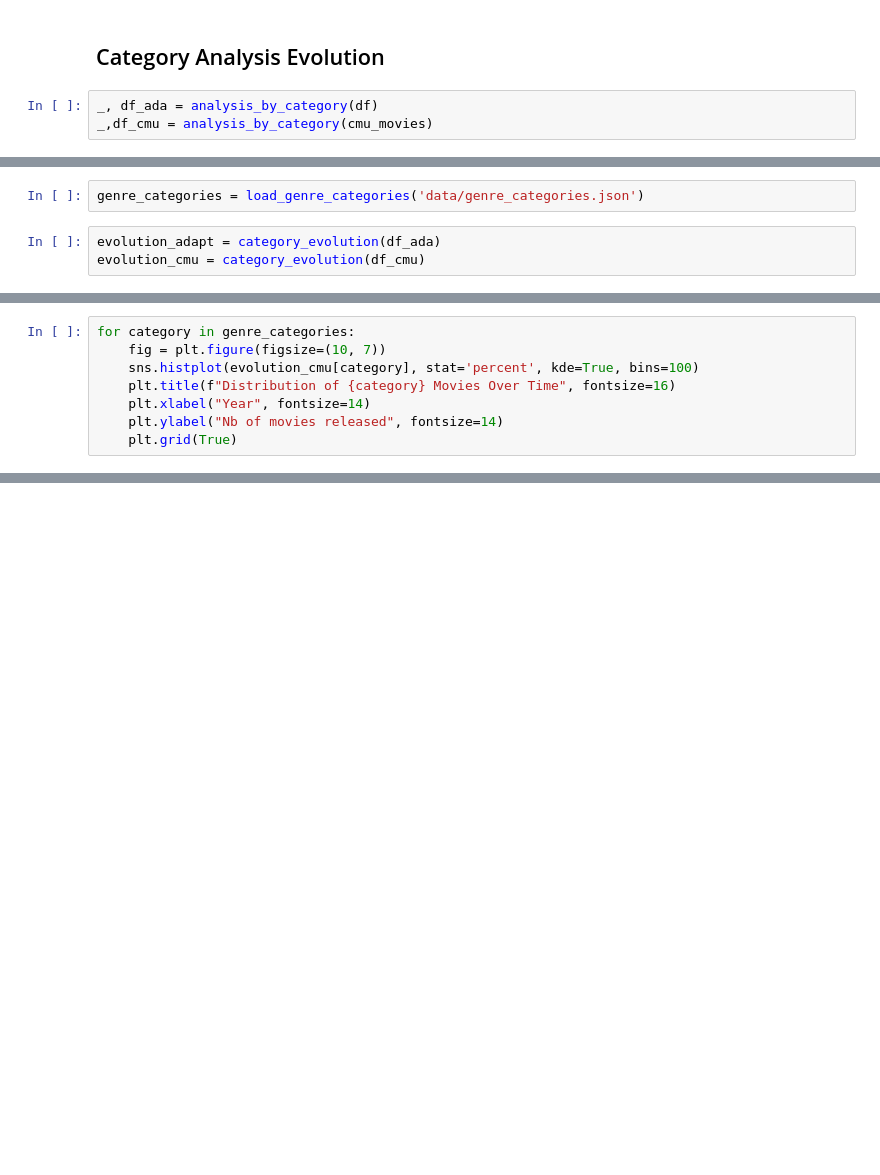
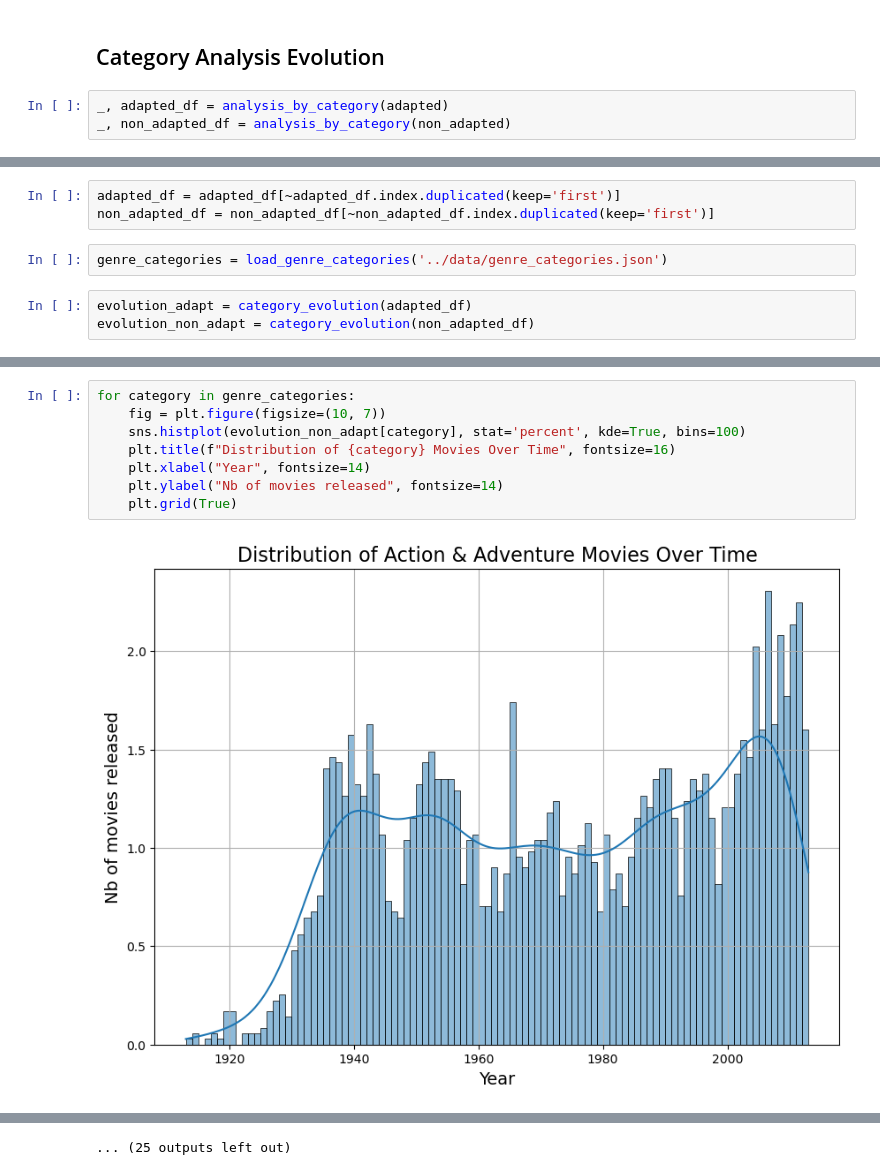
Before and after one commit to epfl-ada/ada-2024-project-padamalgame, a Jupyter notebook: src/evolution_category_analysis.ipynb, the cells around one changed output, grey strips where cells are left out. Cells and saved outputs as stored; diff of their text form; blank space fills up the shorter version.

```diff
--- a/src/evolution_category_analysis.ipynb
+++ b/src/evolution_category_analysis.ipynb
@@ -25,5 +19,5 @@ df.head()
 # %% [markdown]
 ## Category Analysis Evolution
 # %%
-_, df_ada = analysis_by_category(df)
-_,df_cmu = analysis_by_category(cmu_movies)
+_, adapted_df = analysis_by_category(adapted)
+_, non_adapted_df = analysis_by_category(non_adapted)
@@ -32,8 +24,11 @@ KeyError: 'MovieGenre'
+# %%
+adapted_df = adapted_df[~adapted_df.index.duplicated(keep='first')]
+non_adapted_df = non_adapted_df[~non_adapted_df.index.duplicated(keep='first')]
 # %%
-genre_categories = load_genre_categories('data/genre_categories.json')
+genre_categories = load_genre_categories('../data/genre_categories.json')
 # %%
-evolution_adapt = category_evolution(df_ada)
-evolution_cmu = category_evolution(df_cmu)
+evolution_adapt = category_evolution(adapted_df)
+evolution_non_adapt = category_evolution(non_adapted_df)
 # %%
 for category in genre_categories:
     fig = plt.figure(figsize=(10, 7))
@@ -45,8 +54,10 @@ for category in genre_categories:
 # %%
 for category in genre_categories:
     fig = plt.figure(figsize=(10, 7))
-    sns.histplot(evolution_cmu[category], stat='percent', kde=True, bins=100)
+    sns.histplot(evolution_non_adapt[category], stat='percent', kde=True, bins=100)
     plt.title(f"Distribution of {category} Movies Over Time", fontsize=16)
     plt.xlabel("Year", fontsize=14)
     plt.ylabel("Nb of movies released", fontsize=14)
     plt.grid(True)
+# %% [output]
+[figure, added]
@@ -52,0 +75 @@ for category in genre_categories:
+... (25 outputs left out)
```
Also changed, not shown: parts of 14 cells of this notebook, 1 other file.
